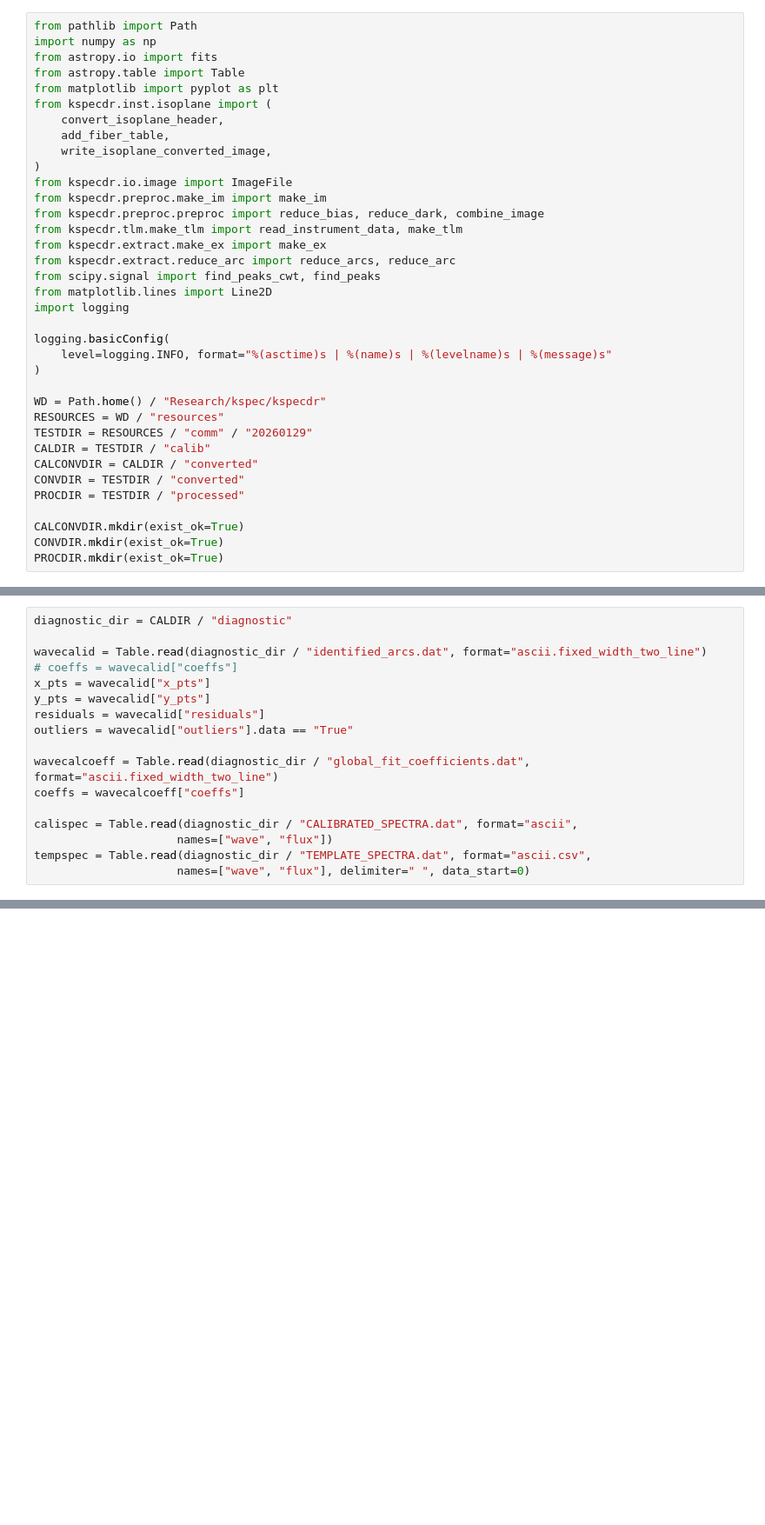
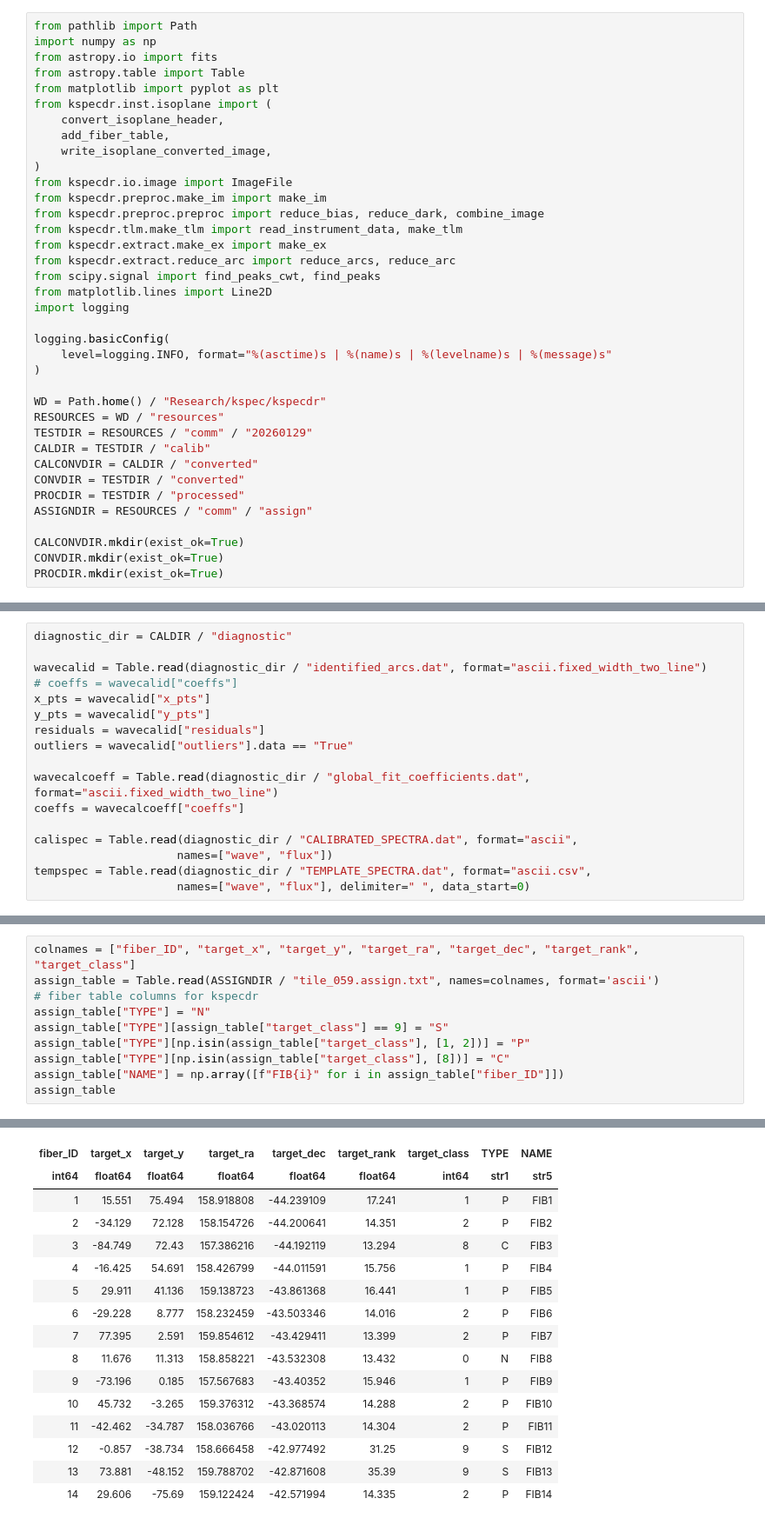
Before and after one commit to hbahk/kspecdr, a Jupyter notebook: notebooks/kspec_commissioning_jan29.ipynb, the cells around one changed output, grey strips where cells are left out. Shown at 87% size. Drawn from its saved outputs; the diff is of its cells as text; blank space fills up the shorter version.

```diff
--- a/notebooks/kspec_commissioning_jan29.ipynb
+++ b/notebooks/kspec_commissioning_jan29.ipynb
@@ -38,6 +38,7 @@ CALDIR = TESTDIR / "calib"
 CALCONVDIR = CALDIR / "converted"
 CONVDIR = TESTDIR / "converted"
 PROCDIR = TESTDIR / "processed"
+ASSIGNDIR = RESOURCES / "comm" / "assign"
 
 CALCONVDIR.mkdir(exist_ok=True)
 CONVDIR.mkdir(exist_ok=True)
@@ -313,0 +316,11 @@ fig.subplots_adjust(hspace=0.0)
+# %%
+colnames = ["fiber_ID", "target_x", "target_y", "target_ra", "target_dec", "target_rank", "target_class"]
+assign_table = Table.read(ASSIGNDIR / "tile_059.assign.txt", names=colnames, format='ascii')
+# fiber table columns for kspecdr
+assign_table["TYPE"] = "N"
+assign_table["TYPE"][assign_table["target_class"] == 9] = "S"
+assign_table["TYPE"][np.isin(assign_table["target_class"], [1, 2])] = "P"
+assign_table["TYPE"][np.isin(assign_table["target_class"], [8])] = "C"
+assign_table["NAME"] = np.array([f"FIB{i}" for i in assign_table["fiber_ID"]])
+assign_table
+# %% [output]
@@ -313,0 +328,16 @@ fig.subplots_adjust(hspace=0.0)
+| fiber_ID | target_x | target_y | target_ra | target_dec | target_rank | target_class | TYPE | NAME |
+| int64 | float64 | float64 | float64 | float64 | float64 | int64 | str1 | str5 |
+| 1 | 15.551 | 75.494 | 158.918808 | -44.239109 | 17.241 | 1 | P | FIB1 |
+| 2 | -34.129 | 72.128 | 158.154726 | -44.200641 | 14.351 | 2 | P | FIB2 |
+| 3 | -84.749 | 72.43 | 157.386216 | -44.192119 | 13.294 | 8 | C | FIB3 |
+| 4 | -16.425 | 54.691 | 158.426799 | -44.011591 | 15.756 | 1 | P | FIB4 |
+| 5 | 29.911 | 41.136 | 159.138723 | -43.861368 | 16.441 | 1 | P | FIB5 |
+| 6 | -29.228 | 8.777 | 158.232459 | -43.503346 | 14.016 | 2 | P | FIB6 |
+| 7 | 77.395 | 2.591 | 159.854612 | -43.429411 | 13.399 | 2 | P | FIB7 |
+| 8 | 11.676 | 11.313 | 158.858221 | -43.532308 | 13.432 | 0 | N | FIB8 |
+| 9 | -73.196 | 0.185 | 157.567683 | -43.40352 | 15.946 | 1 | P | FIB9 |
+| 10 | 45.732 | -3.265 | 159.376312 | -43.368574 | 14.288 | 2 | P | FIB10 |
+| 11 | -42.462 | -34.787 | 158.036766 | -43.020113 | 14.304 | 2 | P | FIB11 |
+| 12 | -0.857 | -38.734 | 158.666458 | -42.977492 | 31.25 | 9 | S | FIB12 |
+| 13 | 73.881 | -48.152 | 159.788702 | -42.871608 | 35.39 | 9 | S | FIB13 |
+| 14 | 29.606 | -75.69 | 159.122424 | -42.571994 | 14.335 | 2 | P | FIB14 |
```
Also changed, not shown: parts of 7 cells of this notebook.
